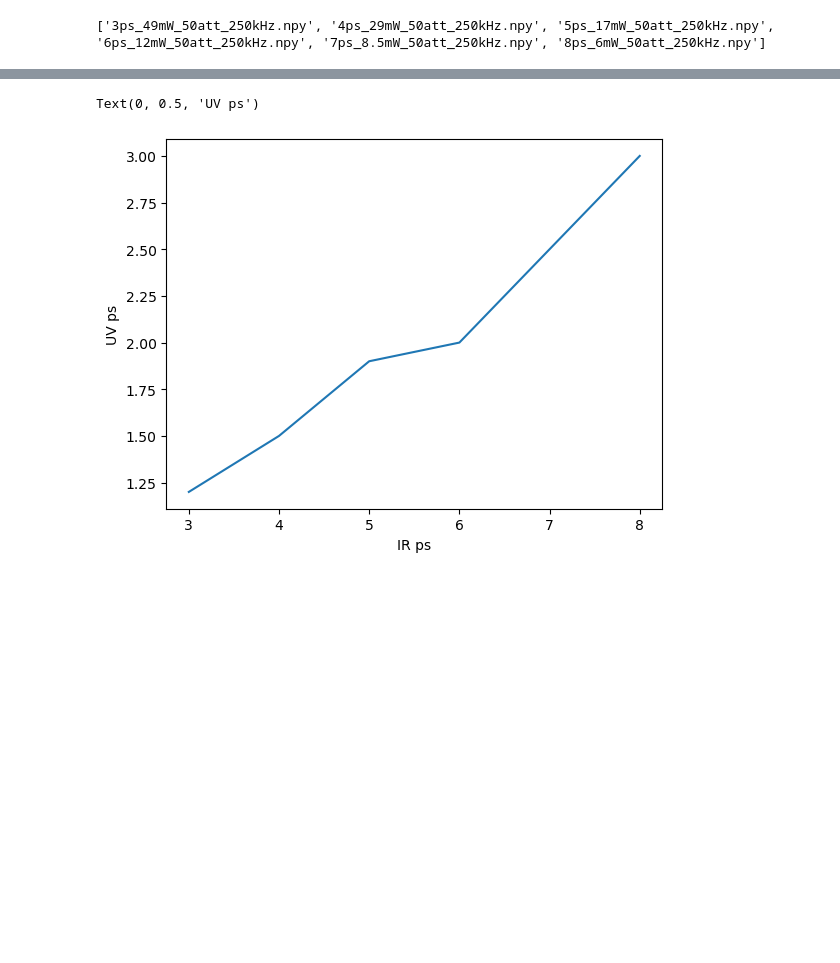
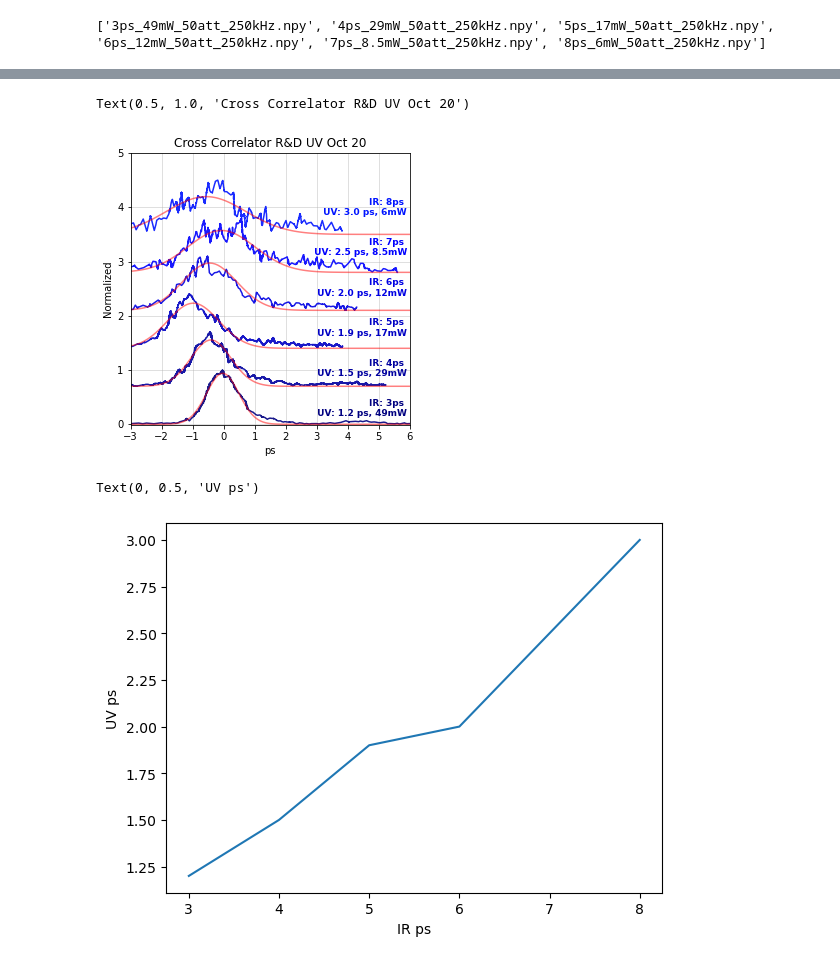
Before and after one commit to parisfranz/tools, a Jupyter notebook: Plot_digitized_traces.ipynb, the cells around one changed output, grey strips where cells are left out. Cells and saved outputs as stored; diff of their text form; code cells hidden in the pictures; blank space fills up the shorter version.

```diff
--- a/Plot_digitized_traces.ipynb
+++ b/Plot_digitized_traces.ipynb
@@ -128,3 +129,34 @@ Text(0.5, 1.0, 'Cross Correlator R&D UV Oct 20')
+# %%
+fig, axs = plt.subplots(figsize = (5,5))
+for i,f in enumerate(files):
+    dat = np.load(f,allow_pickle=True)[()]
+    x = np.array(dat['x'])
+    y = dat['y']
+    y =y[np.argsort(x)]
+    x = x[np.argsort(x)]
+    x = x[3:-3]
+    y = y[3:-3]
+    x = x - x[centroid(y)]
+    y = (y-np.min(y))/(np.max(y)-np.min(y))
+    a,mu,sig = gaus_fit(x,y)
+    l = 'IR: ' +f.split('ps')[0]+ 'ps \n '+ 'UV: %1.1f ps, ' %(2.335*sig) +f.split('_')[1].split('mW')[0] + 'mW'
+    axs.plot(x[np.argsort(x)],y[np.argsort(x)]+i*0.7, alpha = 0.9, color = my_cmap_listed[i*15]) #, label = l)
+    axs.plot(np.linspace(-3,6,100), gaus(np.linspace(-3,6,100),a,mu,sig)+i*0.7, alpha = 0.5, color = 'r')
+
+    axs.text(0.99, 0.025+i*0.148, l , fontweight="heavy", color=my_cmap_listed[i*15],
+                ha="right", va="bottom", transform=axs.transAxes, fontsize = 9)
+
+
+#plt.legend(loc ='best')
+plt.xlim(-3, 6)
+plt.ylim(-0.01,5)
+plt.grid(alpha = 0.5)
+plt.ylabel('Normalized')
+plt.xlabel('ps')
+plt.title('Cross Correlator R&D UV Oct 20')
+# %% [output]
+Text(0.5, 1.0, 'Cross Correlator R&D UV Oct 20')
+[figure, added]
 # %%
 plt.plot([3,4,5,6,7,8], [1.2, 1.5, 1.9, 2.0, 2.5, 3.0])
 plt.xlabel('IR ps')
```
Also changed, not shown: parts of 3 cells of this notebook, 2 other files.
